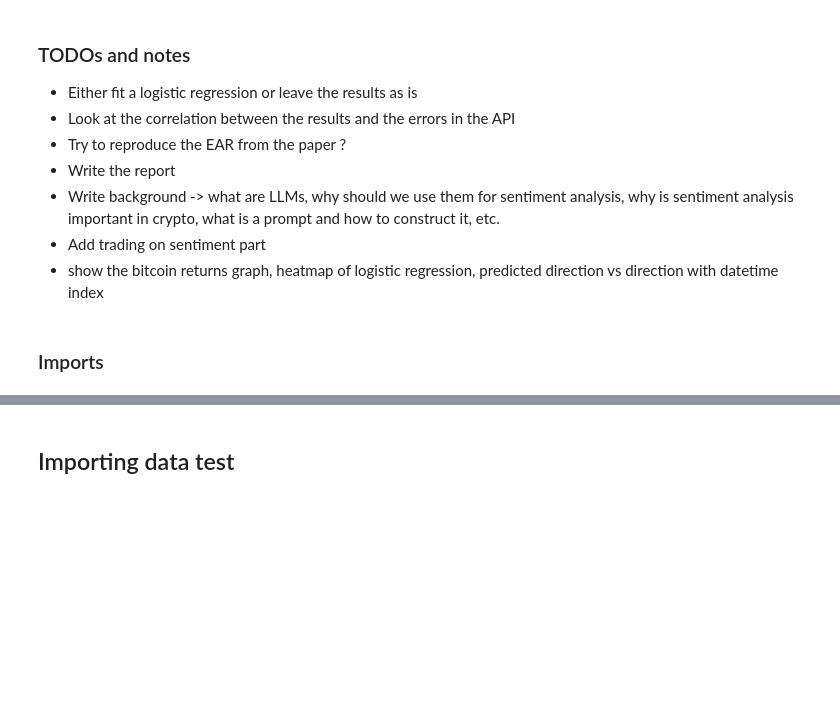
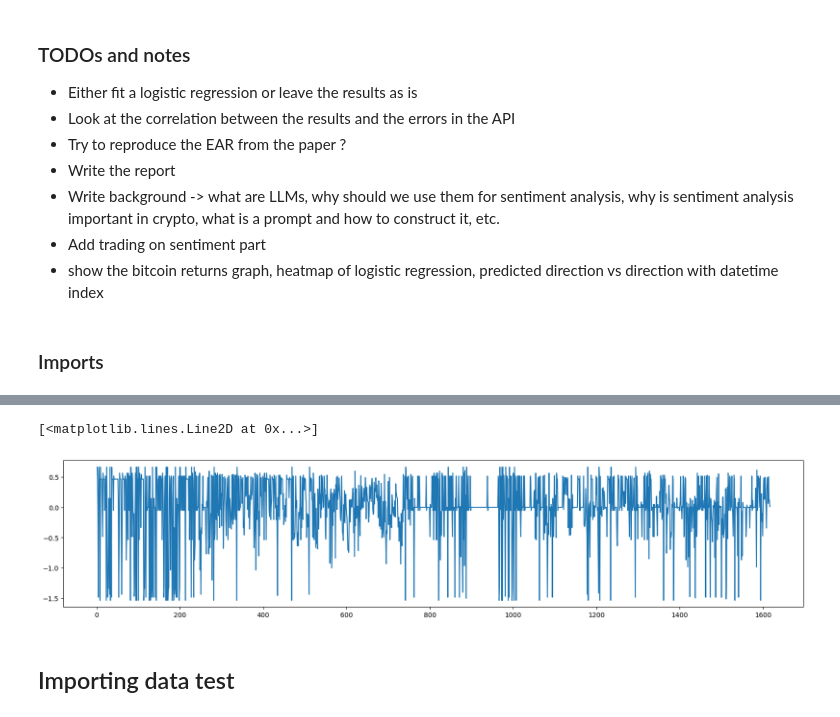
Before and after one commit to faunebl/crypto-sentiment, a Jupyter notebook: sandbox_faune.ipynb, the cells around one changed output, grey strips where cells are left out. Cells and saved outputs as stored; diff of their text form; code cells hidden in the pictures; blank space fills up the shorter version.

```diff
--- a/sandbox_faune.ipynb
+++ b/sandbox_faune.ipynb
@@ -27,0 +32,2 @@ from prompts import process_in_batches, import_data, preprocess_responses
+# %%
+scores = pl.read_csv('scores.csv')
@@ -28,3 +45,13 @@ from prompts import process_in_batches, import_data, preprocess_responses
+# %%
+sentiment = scores.select('score').to_series().fill_nan(None).fill_null(strategy='mean') #change later ?
+# %%
+ear = compute_sentiment_ear(sentiment=sentiment)
+# %%
+plt.figure(figsize=(20,4)) #redo with good results
+plt.plot(ear)
+# %% [output]
+[<matplotlib.lines.Line2D at 0x...>]
+[figure, added]
 # %% [markdown]
 ## Importing data test
 # %%
```
Also changed, not shown: parts of 11 cells of this notebook, 4 other files.
